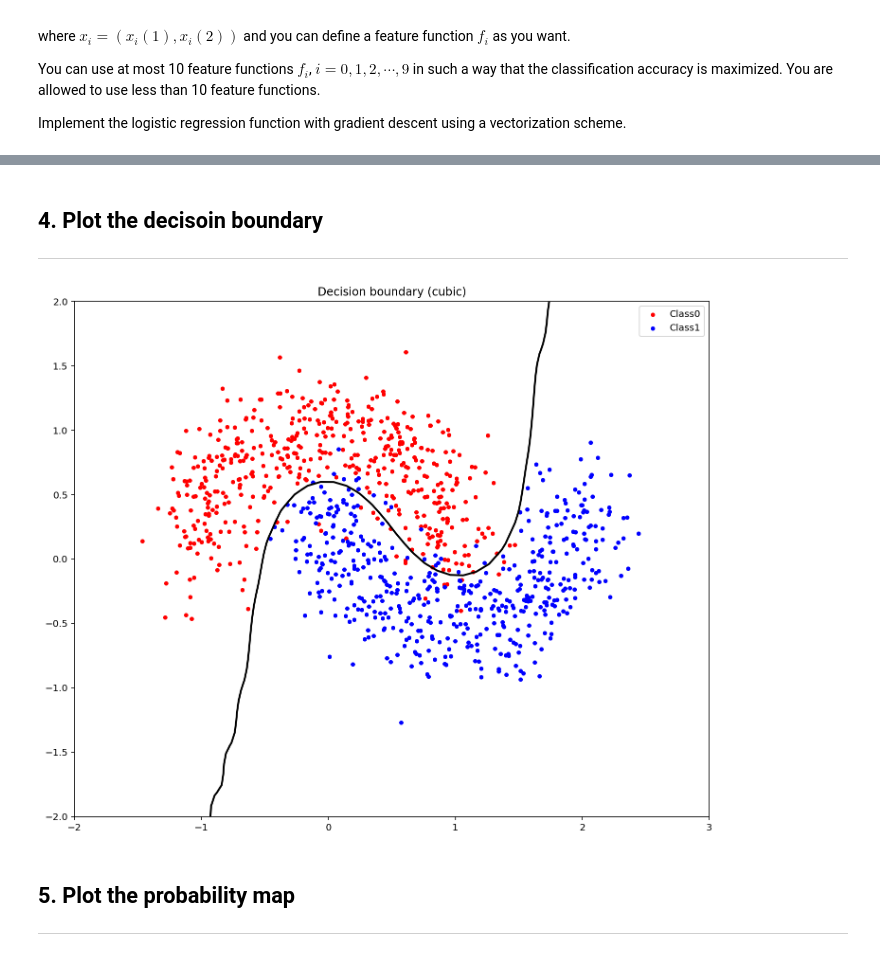
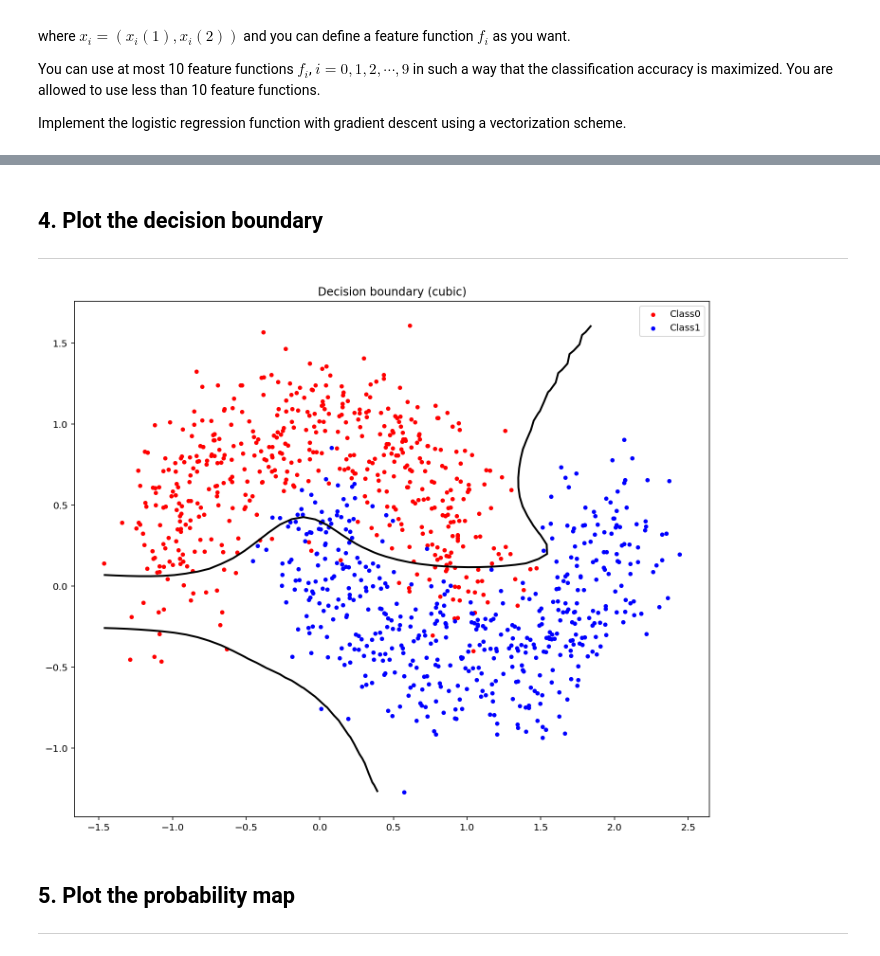
Before and after one commit to insu0929/mlproject, a Jupyter notebook: assignment-05-b.ipynb, the cells around one changed output, grey strips where cells are left out. Drawn from its saved outputs; the diff is of its cells as text; code cells hidden in the pictures.

Commit message:
4. plot the decision boundary

```diff
--- a/assignment-05-b.ipynb
+++ b/assignment-05-b.ipynb
@@ -174,9 +174,9 @@ print(y.shape)
 #prediction
 X[:,1] = x1
 X[:,2] = x2
-X[:,3] = x1* x2
-X[:,4] = x1**2 * x2
-X[:,5] = x1 * x2**2
+X[:,3] = x1**2
+X[:,4] = x2**2
+X[:,5] =
 X[:,6] = x1**3 * x2**2
 X[:,7] = x1**2 * x2**3
 X[:,8] = x1**4
@@ -185,7 +185,7 @@ X[:,9] = x2**4
 # run gradient descent algorithm
 start = time.time()
 w_init = np.array([0,0,0,0,0,0,0,0,0,0])[:,None]
-tau = 1e-2; max_iter = 30000
+tau = 10e-2; max_iter = 100000
 w, L_iters = grad_desc(X, y, w_init, tau, max_iter)
 print('Time=',time.time() - start)
 print(L_iters[-1])
@@ -216,31 +216,44 @@ Time= 2.540239095687866
 # %% [markdown]
-## 4. Plot the decisoin boundary
+## 4. Plot the decision boundary
 <hr>
 # %%
 # compute values p(x) for multiple data points x
-x1_min, x1_max = # min and max of grade 1
-x2_min, x2_max = # min and max of grade 2
-xx1, xx2 =  # create meshgrid
-X2 =
+x1_min, x1_max = x1.min(), x1.max()# min and max of grade 1
+x2_min, x2_max = x2.min(), x2.max()# min and max of grade 2
+xx1, xx2 = np.meshgrid(np.linspace(x1_min, x1_max), np.linspace(x2_min, x2_max)) # create meshgrid
+X2 = np.ones((xx1.shape[0]**2, 10))
 
-p = f_pred( )
-p = p.reshape( )
+x1_ = xx1.reshape(-1)
+x2_ = xx2.reshape(-1)
+
+X2[:,1] = x1_
+X2[:,2] = x2_
+X2[:,3] = x1_* x2_
+X2[:,4] = x1_**2 * x2_
+X2[:,5] = x1_ * x2_**2
+X2[:,6] = x1_**3 * x2_**2
+X2[:,7] = x1_**2 * x2_**3
+X2[:,8] = x1_**4
+X2[:,9] = x2_**4
+
+p = f_pred(X2, w)
+p = p.reshape(xx1.shape[0], xx1.shape[1])
 
 # plot
 plt.figure(4,figsize=(12,10))
 
 #ax = plt.contourf(xx1,xx2,p,100,vmin=0,vmax=1,cmap='coolwarm', alpha=0.6)
 #cbar = plt.colorbar(ax)
 #cbar.update_ticks()
 
-plt.scatter(, s=50, c='r', marker='.', label='Class0')
-plt.scatter(, s=50, c='b', marker='.', label='Class1')
-plt.contour(, linewidths=2, colors='k')
+plt.scatter(x1[idx_class0],x2[idx_class0], s=50, c='r', marker='.', label='Class0')
+plt.scatter(x1[idx_class1],x2[idx_class1], s=50, c='b', marker='.', label='Class1')
+plt.contour(xx1, xx2, p, levels=1, linewidths=2, colors='k')
 plt.legend()
-plt.title(' ')
+plt.title('Decision boundary (cubic)')
 plt.show()
 # %% [output]
-[figure, old version]
+[figure, new version]
 # %% [markdown]
 ## 5. Plot the probability map
 <hr>
```
Also changed, not shown: parts of 1 cell of this notebook.
